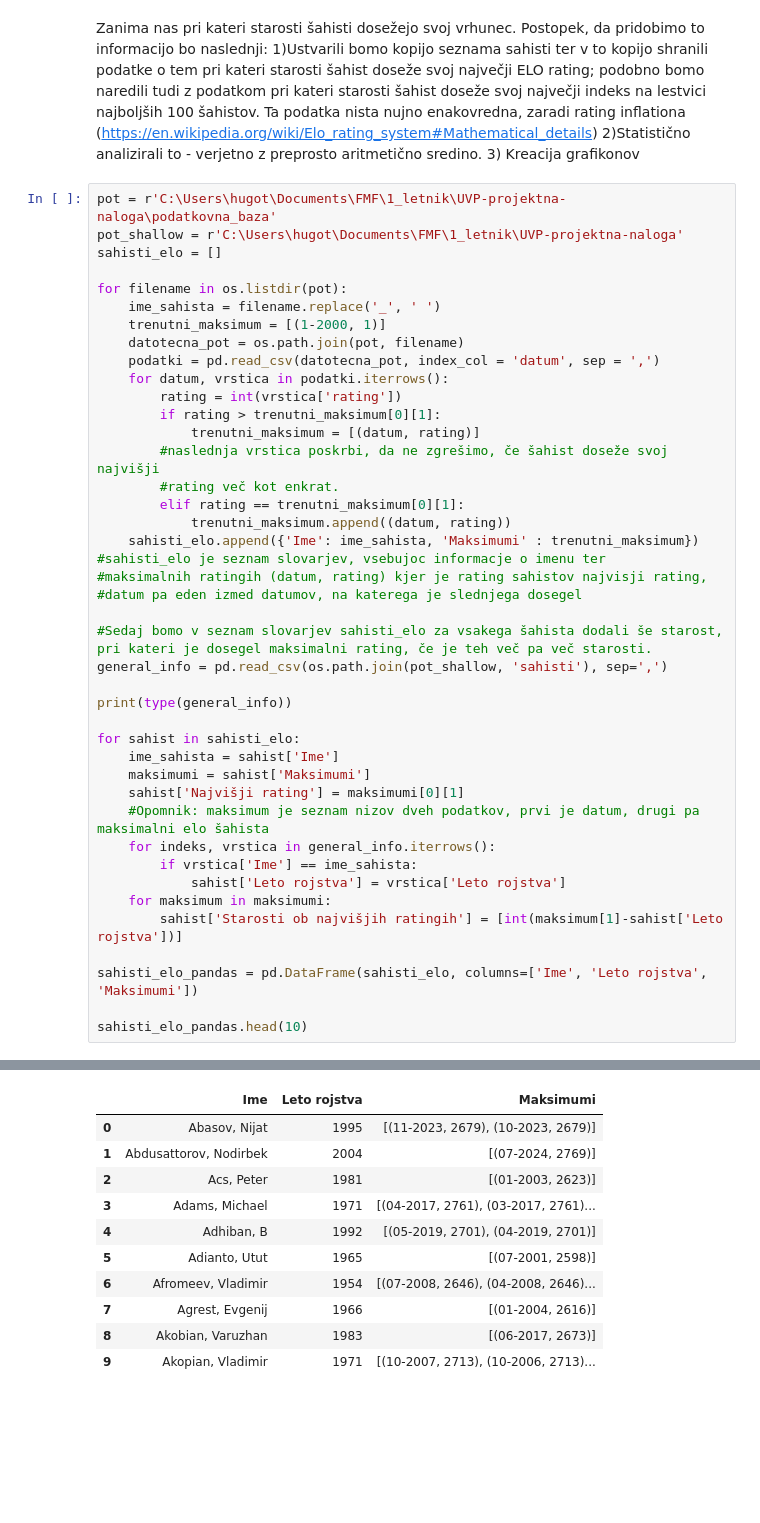
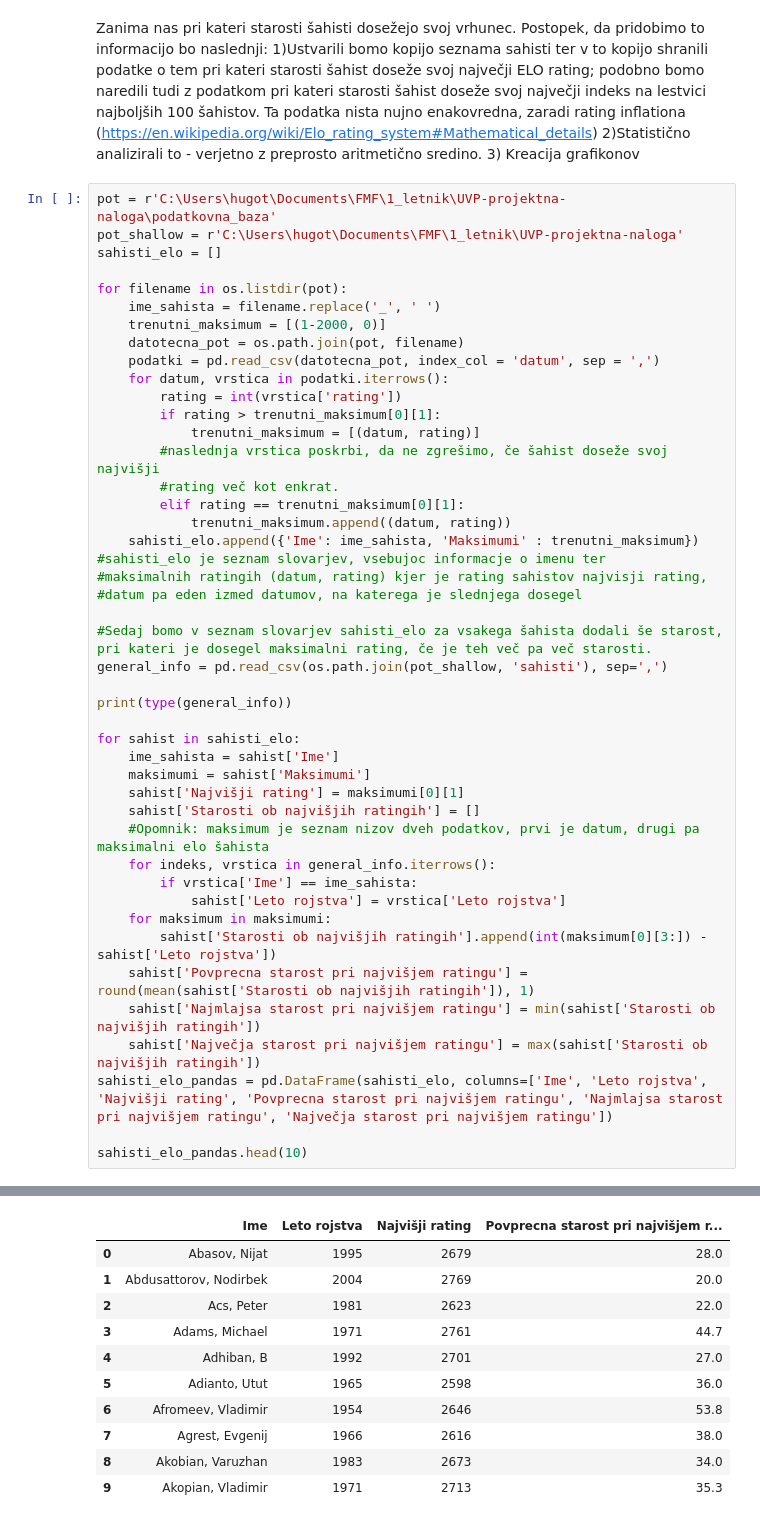
Before and after one commit to HugoTrebse/UVP-projektna-naloga, a Jupyter notebook: analiza.ipynb, the cells around one changed output, grey strips where cells are left out. Drawn from its saved outputs; the diff is of its cells as text; blank space fills up the shorter version.

```diff
--- a/analiza.ipynb
+++ b/analiza.ipynb
@@ -19,51 +22,54 @@ sahisti_elo = []
 
 for filename in os.listdir(pot):
     ime_sahista = filename.replace('_', ' ')
-    trenutni_maksimum = [(1-2000, 1)]
+    trenutni_maksimum = [(1-2000, 0)]
     datotecna_pot = os.path.join(pot, filename)
     podatki = pd.read_csv(datotecna_pot, index_col = 'datum', sep = ',')
     for datum, vrstica in podatki.iterrows():
         rating = int(vrstica['rating'])
         if rating > trenutni_maksimum[0][1]:
             trenutni_maksimum = [(datum, rating)]
         #naslednja vrstica poskrbi, da ne zgrešimo, če šahist doseže svoj najvišji
         #rating več kot enkrat.
         elif rating == trenutni_maksimum[0][1]:
             trenutni_maksimum.append((datum, rating))
     sahisti_elo.append({'Ime': ime_sahista, 'Maksimumi' : trenutni_maksimum})
 #sahisti_elo je seznam slovarjev, vsebujoc informacje o imenu ter
 #maksimalnih ratingih (datum, rating) kjer je rating sahistov najvisji rating,
 #datum pa eden izmed datumov, na katerega je slednjega dosegel
 
 #Sedaj bomo v seznam slovarjev sahisti_elo za vsakega šahista dodali še starost, pri kateri je dosegel maksimalni rating, če je teh več pa več starosti.
 general_info = pd.read_csv(os.path.join(pot_shallow, 'sahisti'), sep=',')
 
 print(type(general_info))
 
 for sahist in sahisti_elo:
     ime_sahista = sahist['Ime']
     maksimumi = sahist['Maksimumi']
     sahist['Najvišji rating'] = maksimumi[0][1]
+    sahist['Starosti ob najvišjih ratingih'] = []
     #Opomnik: maksimum je seznam nizov dveh podatkov, prvi je datum, drugi pa maksimalni elo šahista
     for indeks, vrstica in general_info.iterrows():
         if vrstica['Ime'] == ime_sahista:
             sahist['Leto rojstva'] = vrstica['Leto rojstva']
     for maksimum in maksimumi:
-        sahist['Starosti ob najvišjih ratingih'] = [int(maksimum[1]-sahist['Leto rojstva'])]
-
-sahisti_elo_pandas = pd.DataFrame(sahisti_elo, columns=['Ime', 'Leto rojstva', 'Maksimumi'])
+        sahist['Starosti ob najvišjih ratingih'].append(int(maksimum[0][3:]) - sahist['Leto rojstva'])
+    sahist['Povprecna starost pri najvišjem ratingu'] = round(mean(sahist['Starosti ob najvišjih ratingih']), 1)
+    sahist['Najmlajsa starost pri najvišjem ratingu'] = min(sahist['Starosti ob najvišjih ratingih'])
+    sahist['Največja starost pri najvišjem ratingu'] = max(sahist['Starosti ob najvišjih ratingih'])
+sahisti_elo_pandas = pd.DataFrame(sahisti_elo, columns=['Ime', 'Leto rojstva', 'Najvišji rating', 'Povprecna starost pri najvišjem ratingu', 'Najmlajsa starost pri najvišjem ratingu', 'Največja starost pri najvišjem ratingu'])
 
 sahisti_elo_pandas.head(10)
 # %% [output]
 <class 'pandas.core.frame.DataFrame'>
-|  | Ime | Leto rojstva | Maksimumi |
-| 0 | Abasov, Nijat | 1995 | [(11-2023, 2679), (10-2023, 2679)] |
-| 1 | Abdusattorov, Nodirbek | 2004 | [(07-2024, 2769)] |
-| 2 | Acs, Peter | 1981 | [(01-2003, 2623)] |
-| 3 | Adams, Michael | 1971 | [(04-2017, 2761), (03-2017, 2761)... |
-| 4 | Adhiban, B | 1992 | [(05-2019, 2701), (04-2019, 2701)] |
-| 5 | Adianto, Utut | 1965 | [(07-2001, 2598)] |
-| 6 | Afromeev, Vladimir | 1954 | [(07-2008, 2646), (04-2008, 2646)... |
-| 7 | Agrest, Evgenij | 1966 | [(01-2004, 2616)] |
-| 8 | Akobian, Varuzhan | 1983 | [(06-2017, 2673)] |
-| 9 | Akopian, Vladimir | 1971 | [(10-2007, 2713), (10-2006, 2713)... |
+|  | Ime | Leto rojstva | Najvišji rating | Povprecna starost pri najvišjem r... |
+| 0 | Abasov, Nijat | 1995 | 2679 | 28.0 |
+| 1 | Abdusattorov, Nodirbek | 2004 | 2769 | 20.0 |
+| 2 | Acs, Peter | 1981 | 2623 | 22.0 |
+| 3 | Adams, Michael | 1971 | 2761 | 44.7 |
+| 4 | Adhiban, B | 1992 | 2701 | 27.0 |
+| 5 | Adianto, Utut | 1965 | 2598 | 36.0 |
+| 6 | Afromeev, Vladimir | 1954 | 2646 | 53.8 |
+| 7 | Agrest, Evgenij | 1966 | 2616 | 38.0 |
+| 8 | Akobian, Varuzhan | 1983 | 2673 | 34.0 |
+| 9 | Akopian, Vladimir | 1971 | 2713 | 35.3 |
```
Also changed, not shown: parts of 3 cells of this notebook.
